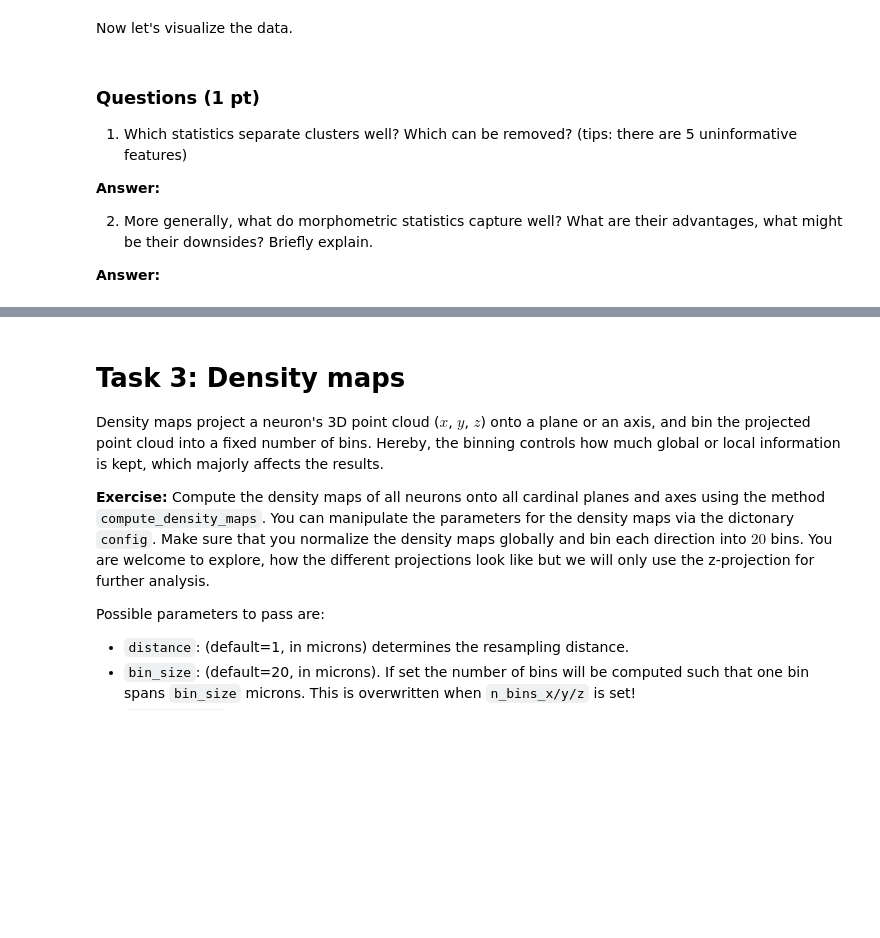
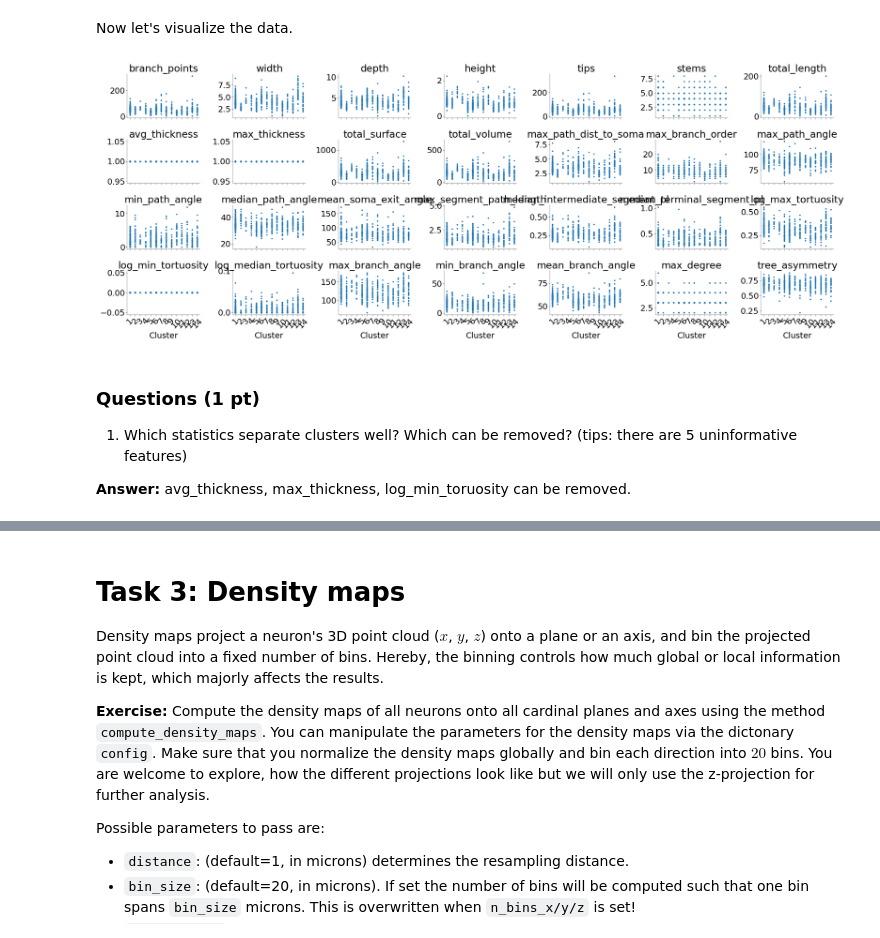
Before and after one commit to toniklenk/NeuralDataScience, a Jupyter notebook: notebooks/CodingLab8.ipynb, the cells around one changed output, grey strips where cells are left out. Cells and saved outputs as stored; diff of their text form; code cells hidden in the pictures; blank space fills up the shorter version.

```diff
--- a/notebooks/CodingLab8.ipynb
+++ b/notebooks/CodingLab8.ipynb
@@ -200,8 +216,7 @@ def load_files(path: str) -> list[nt]:
     # ----------------------------------------------------------
     # use `file_manager` to import all reconstructions (0.5 pts)
     # Note the list should be sorted by filename.
-    files = [f for f in os.listdir(path) if f.endswith(".swc")]
-    files.sort()
+    files = sorted(os.listdir(path))
     for f in files:
         neuron = file_manager.load_swc_file(
             os.path.join(path, f), pca_rot=False, soma_center=False
@@ -230,31 +245,58 @@ from morphopy.computation.feature_presentation import compute_morphometric_stati
 # 1. extraction the morphometric statistics for the entire data set (0.5 pts)
 # --------------------------------------------------------------------------
 
-ms_list =
+ms_list = [compute_morphometric_statistics(n) for n in neurons]
 # -----------------------------------------------------------------------------------
 # 2. concatenate data into one pd.DataFrame and set the `Cell_nr`` as index (0.5 pts)
 # -----------------------------------------------------------------------------------
 
-morphometric_statistics =
+morphometric_statistics = pd.concat(ms_list, ignore_index=False)
+
+# cell_nrs = [
+#     os.path.splitext(f)[0] for f in sorted(os.listdir(data_path)) if f.endswith(".swc")
+# ]
+# morphometric_statistics.index = cell_nrs
+
+morphometric_statistics["Cell_nr"] = labels["Cell_nr"].values
+# morphometric_statistics["cluster"] = labels["cluster"].values
+# %%
+morphometric_statistics.set_index("Cell_nr", inplace=True)
 # %% [markdown]
 Now let's visualize the data.
 # %%
 features = morphometric_statistics.columns.values
 
-fig, axes = plt.subplots(4, 7, figsize=(18, 7))
+fig, axes = plt.subplots(4, 7, figsize=(18, 7), sharex=True)
 axes = axes.flatten()
 
 # -----------------------------------------------------------
 # Create a scatter/strip plot for each morphometric statistic
 # showing how it varies across clusters. (2 pts)
 # -----------------------------------------------------------
+
+
+for i, feature in enumerate(features):
+    ax = axes[i]
+    sns.stripplot(
+        data=morphometric_statistics,
+        x=labels["cluster"].values,
+        y=feature,
+        ax=ax,
+        jitter=False,
+        # palette="rainbow_r",
+    )
+    ax.set_title(feature)
+    ax.set_xlabel("Cluster")
+    ax.set_ylabel("")
+    ax.tick_params(axis="x", rotation=45)
+
+plt.tight_layout()
+# %% [output]
+[figure, added]
 # %% [markdown]
 ### Questions (1 pt)
 
 1) Which statistics separate clusters well? Which can be removed? (tips: there are 5 uninformative features)
 
 **Answer:**
-
-2) More generally, what do morphometric statistics capture well? What are their advantages, what might be their downsides? Briefly explain.
-
-**Answer:**
+avg_thickness, max_thickness, log_min_toruosity can be removed.
```
Also changed, not shown: parts of 10 cells of this notebook, 1 other file.
